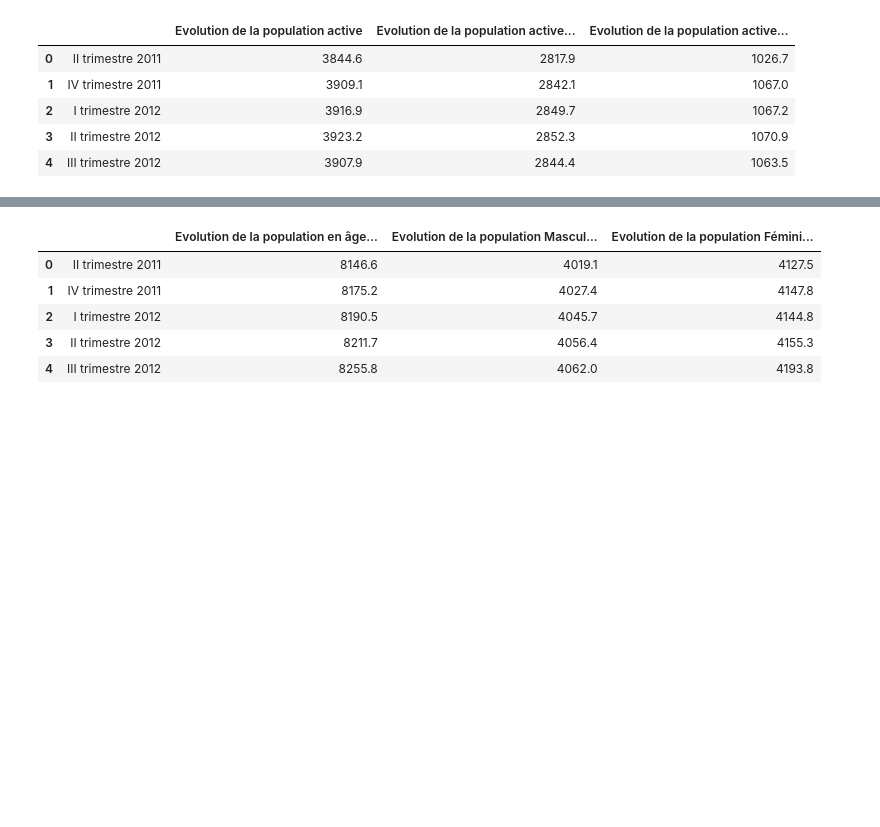
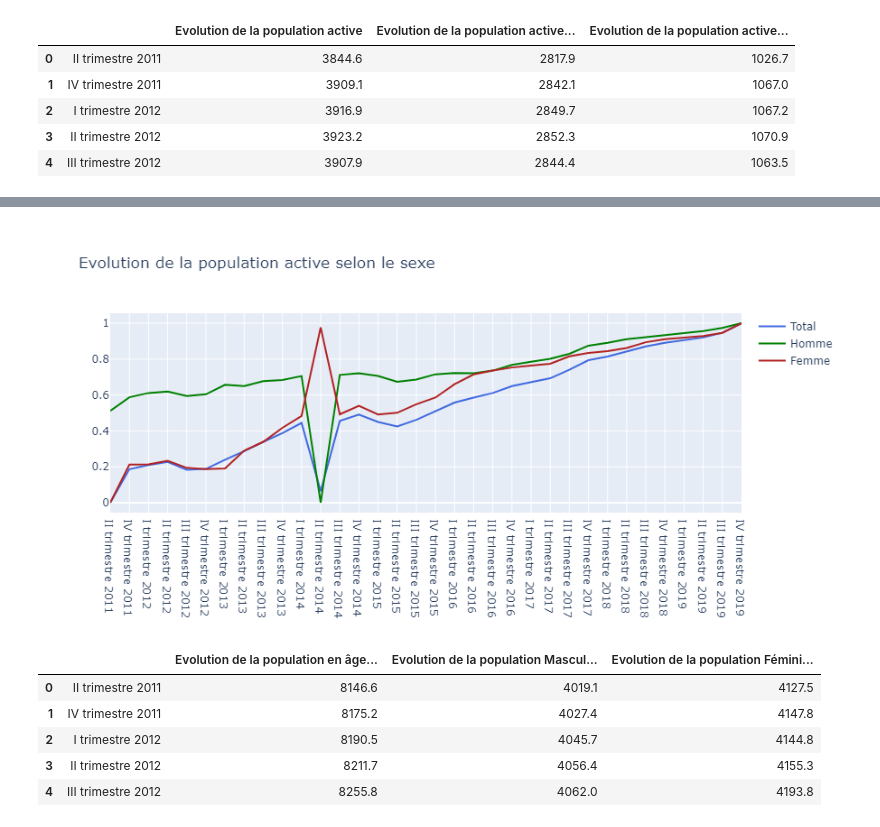
Before and after one commit to SoulaimenTheGreat/Employment-in-Tunisia-Data, a Jupyter notebook: code/raw_code/data_plotting/Data_visualisation.ipynb, the cells around one changed output, grey strips where cells are left out. Saved outputs shown, nothing was run; the diff lists cells and outputs as text; code cells hidden in the pictures; blank space fills up the shorter version.

```diff
--- a/code/raw_code/data_plotting/Data_visualisation.ipynb
+++ b/code/raw_code/data_plotting/Data_visualisation.ipynb
@@ -80,14 +80,14 @@ df_Population_A_2.head()
 # %%
 df_Population_A_2.iloc[:,[1,2,3]] = scaler.fit_transform(df_Population_A_2.iloc[:,[1,2,3]])
 # %%
-fig1 = go.Figure()
-fig1.add_trace(go.Scatter(x=df_Population_A_2[' '], y=df_Population_A_2['Evolution de la population active'], name='Total',
+fig3 = go.Figure()
+fig3.add_trace(go.Scatter(x=df_Population_A_2[' '], y=df_Population_A_2['Evolution de la population active'], name='Total',
                          line = dict(color='royalblue')))
-fig1.add_trace(go.Scatter(x=df_Population_A_2[' '], y=df_Population_A_2['Evolution de la population active Masculine'], name='Homme',
+fig3.add_trace(go.Scatter(x=df_Population_A_2[' '], y=df_Population_A_2['Evolution de la population active Masculine'], name='Homme',
                          line = dict(color='green')))
-fig1.add_trace(go.Scatter(x=df_Population_A_2[' '], y=df_Population_A_2['Evolution de la population active Féminine'], name='Femme',
+fig3.add_trace(go.Scatter(x=df_Population_A_2[' '], y=df_Population_A_2['Evolution de la population active Féminine'], name='Femme',
                          line = dict(color='firebrick')))
 # Edit the layout
-fig1.update_layout(title='Evolution de la population active selon le sexe')
-fig1.show()
+fig3.update_layout(title='Evolution de la population active selon le sexe')
+fig3.show()
 # %% [output]
@@ -95,3 +94,4 @@ fig1.show()
+[figure, added]
 # %%
 df_Population_O_1=pd.read_csv("~/data_viz/Project_Employement/data/tidy_data/Population occupée/Evolution de la population en âge d'activité (15 ans et plus) selon le sexe.csv",
                                 header=1)
```
Also changed, not shown: parts of 7 cells of this notebook, 1 other file.
